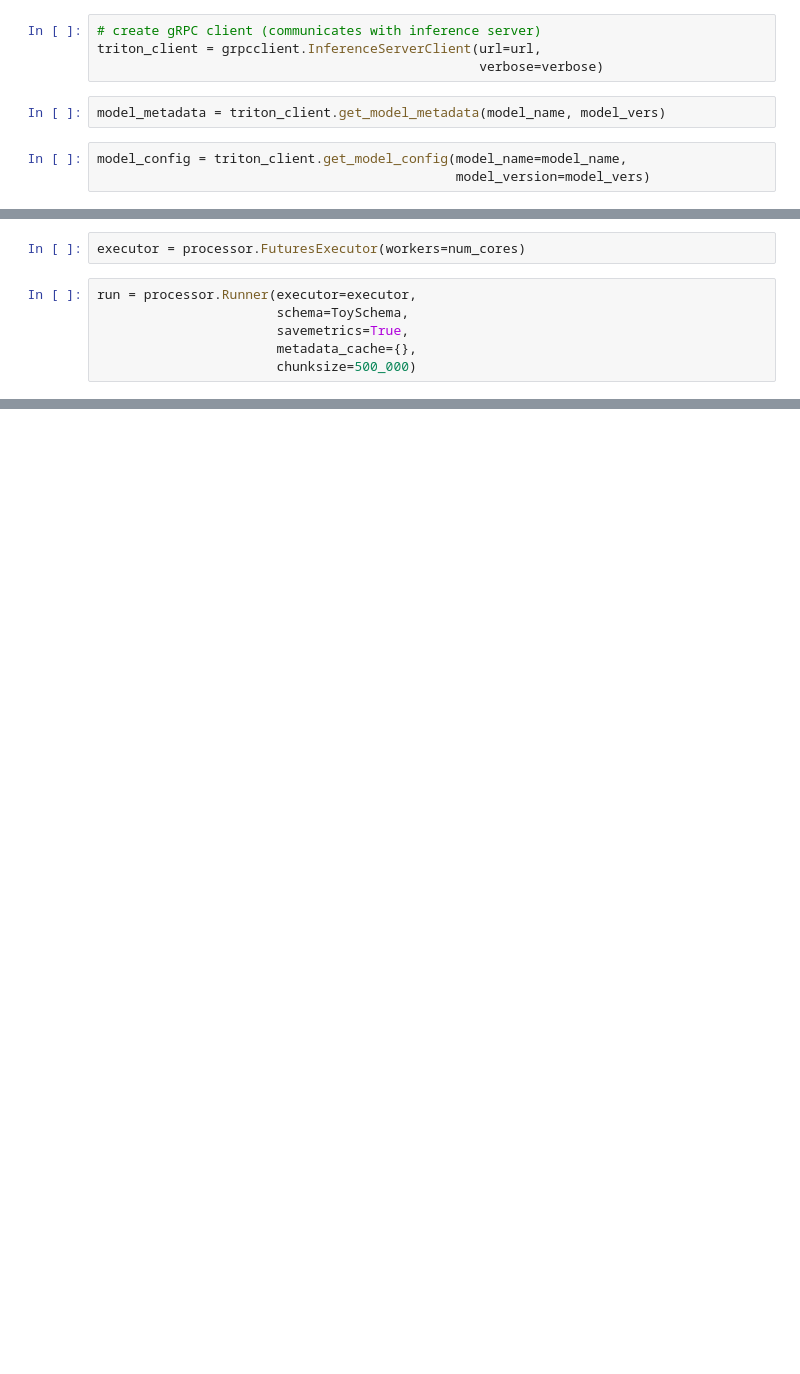
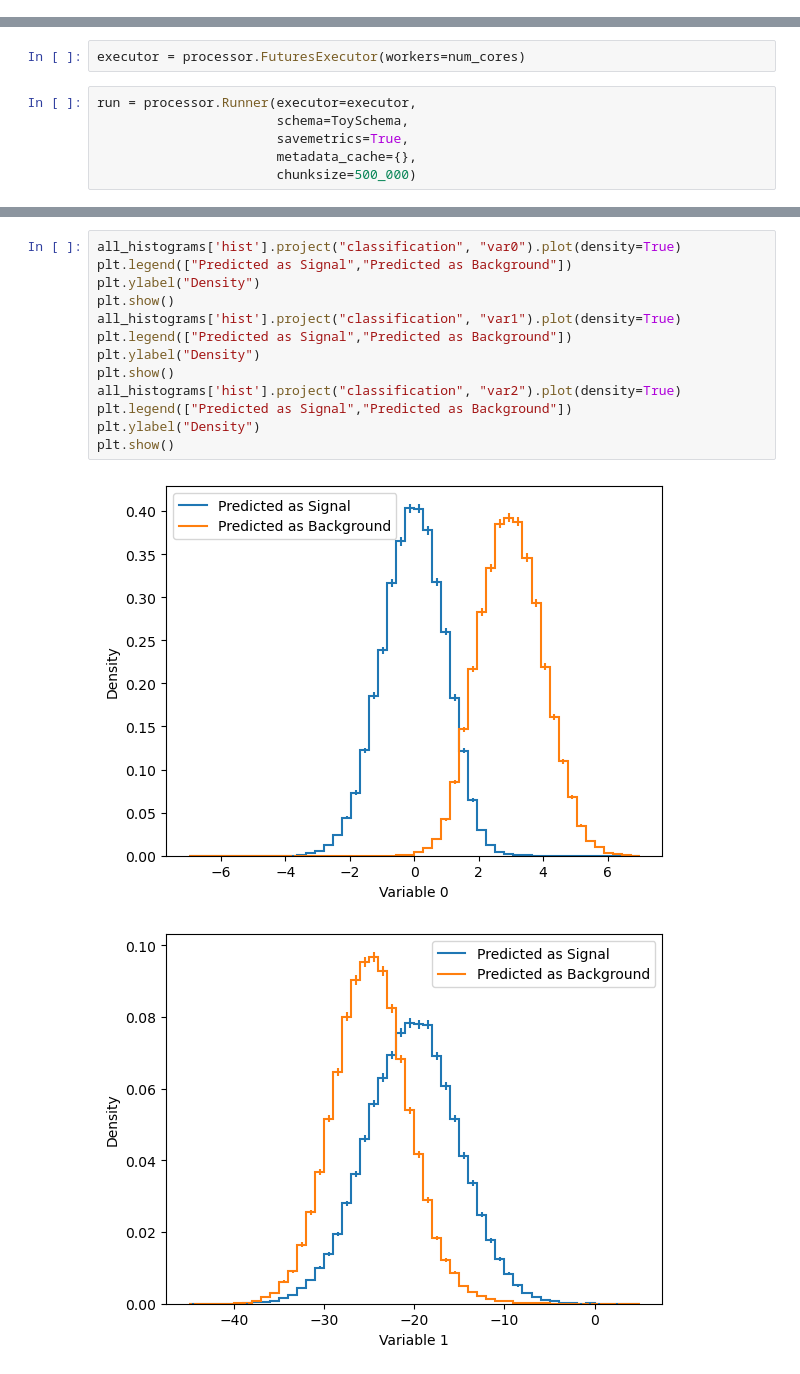
Before and after one commit to ekauffma/coffeacasa-triton-test, a Jupyter notebook: binary_classifier_client.ipynb, the cells around one changed output, grey strips where cells are left out. Saved outputs shown, nothing was run; the diff lists cells and outputs as text; blank space fills up the shorter version.

Commit message:
triton inference with coffea processor working!

```diff
--- a/binary_classifier_client.ipynb
+++ b/binary_classifier_client.ipynb
@@ -32,9 +24,0 @@ num_cores   = 4 # scaling for setup with FuturesExecutor
-# %%
-# create gRPC client (communicates with inference server)
-triton_client = grpcclient.InferenceServerClient(url=url,
-                                                 verbose=verbose)
-# %%
-model_metadata = triton_client.get_model_metadata(model_name, model_vers)
-# %%
-model_config = triton_client.get_model_config(model_name=model_name,
-                                              model_version=model_vers)
@@ -257,0 +198,16 @@ array([0., 0., 0., 0., 0., 0., 0., 0., 0., 0., 0., 0., 0., 0., 0., 0., 0.,
+# %%
+all_histograms['hist'].project("classification", "var0").plot(density=True)
+plt.legend(["Predicted as Signal","Predicted as Background"])
+plt.ylabel("Density")
+plt.show()
+all_histograms['hist'].project("classification", "var1").plot(density=True)
+plt.legend(["Predicted as Signal","Predicted as Background"])
+plt.ylabel("Density")
+plt.show()
+all_histograms['hist'].project("classification", "var2").plot(density=True)
+plt.legend(["Predicted as Signal","Predicted as Background"])
+plt.ylabel("Density")
+plt.show()
+# %% [output]
+[figure, added]
+[figure, added]
```
Also changed, not shown: parts of 17 cells of this notebook.
